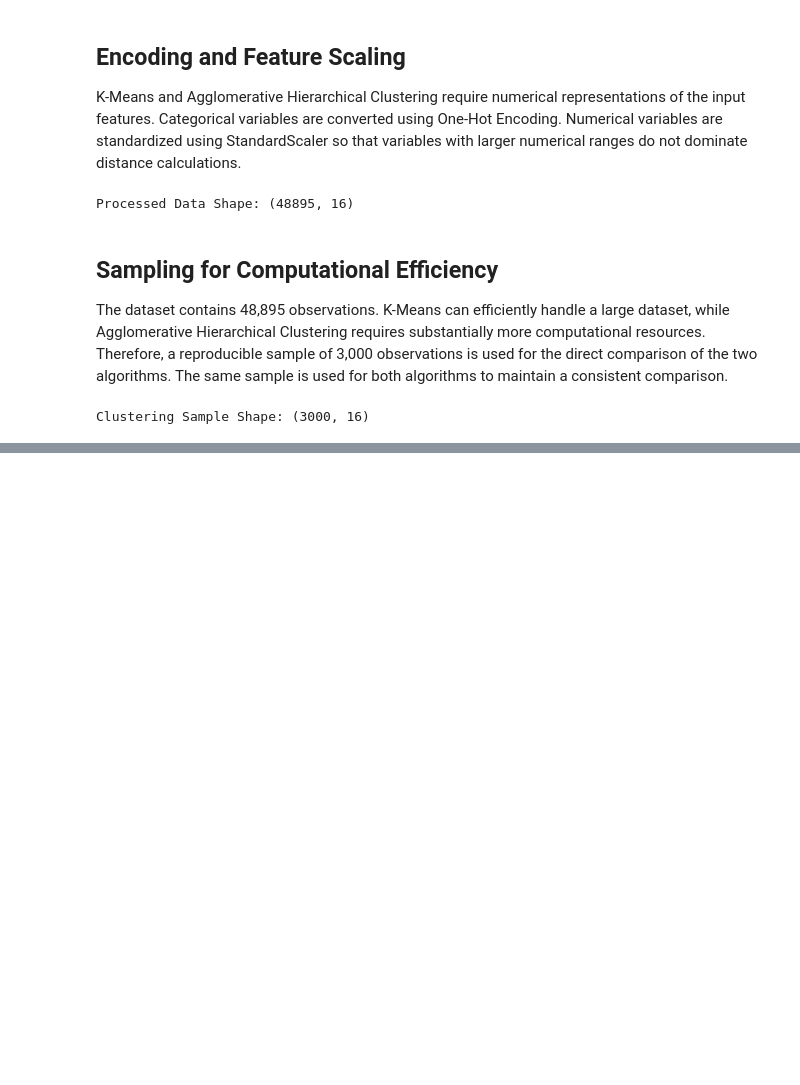
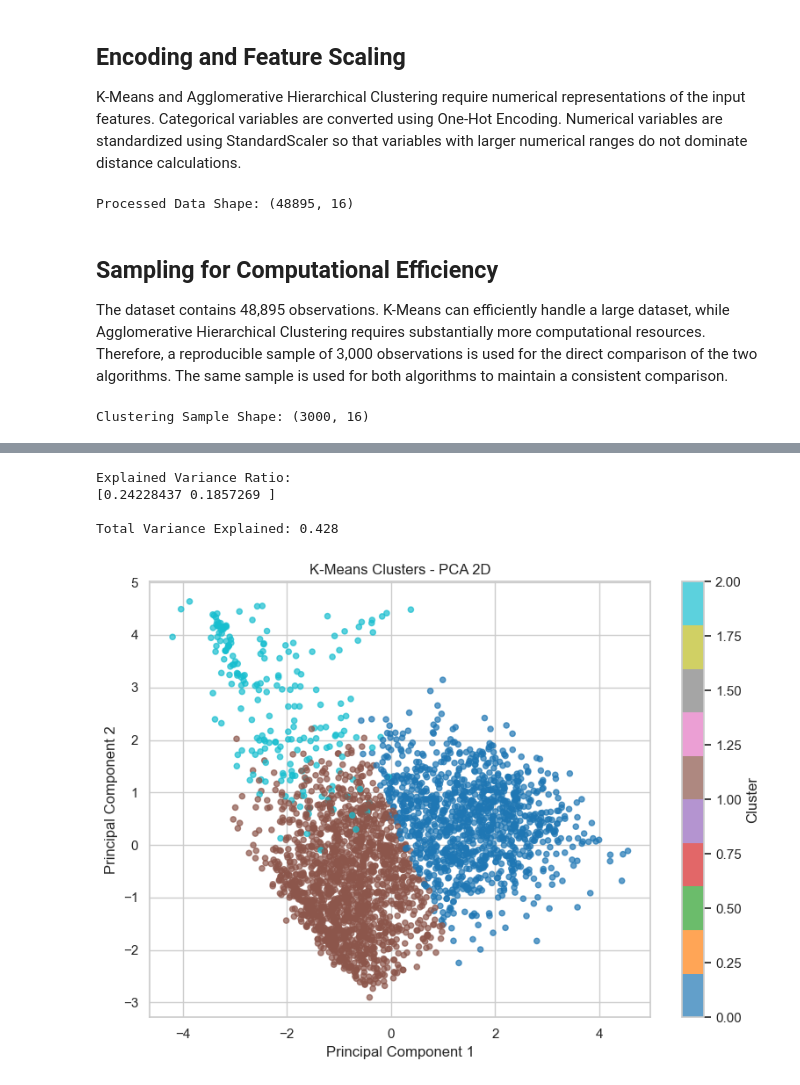
Before and after one commit to Anuja1307/ML_Capstone_Project, a Jupyter notebook: notebooks/clustering.ipynb, the cells around one changed output, grey strips where cells are left out. Drawn from its saved outputs; the diff is of its cells as text; code cells hidden in the pictures; blank space fills up the shorter version.

```diff
--- a/notebooks/clustering.ipynb
+++ b/notebooks/clustering.ipynb
@@ -316,0 +514,45 @@ Clustering Sample Shape: (3000, 16)
+# %%
+pca = PCA(
+    n_components=2,
+    random_state=RANDOM_STATE
+)
+
+X_pca = pca.fit_transform(X_cluster)
+
+print("Explained Variance Ratio:")
+print(pca.explained_variance_ratio_)
+
+print(
+    "\nTotal Variance Explained:",
+    round(pca.explained_variance_ratio_.sum(), 4)
+)
+# %% [output]
+Explained Variance Ratio:
+[0.24228437 0.1857269 ]
+
+Total Variance Explained: 0.428
+# %%
+plt.figure(figsize=(8, 6))
+
+scatter = plt.scatter(
+    X_pca[:, 0],
+    X_pca[:, 1],
+    c=kmeans_labels,
+    cmap="tab10",
+    s=20,
+    alpha=0.7
+)
+
+plt.title("K-Means Clusters - PCA 2D")
+plt.xlabel("Principal Component 1")
+plt.ylabel("Principal Component 2")
+
+plt.colorbar(
+    scatter,
+    label="Cluster"
+)
+
+plt.tight_layout()
+plt.show()
+# %% [output]
+[figure, added]
```
Also changed, not shown: parts of 15 cells of this notebook.
